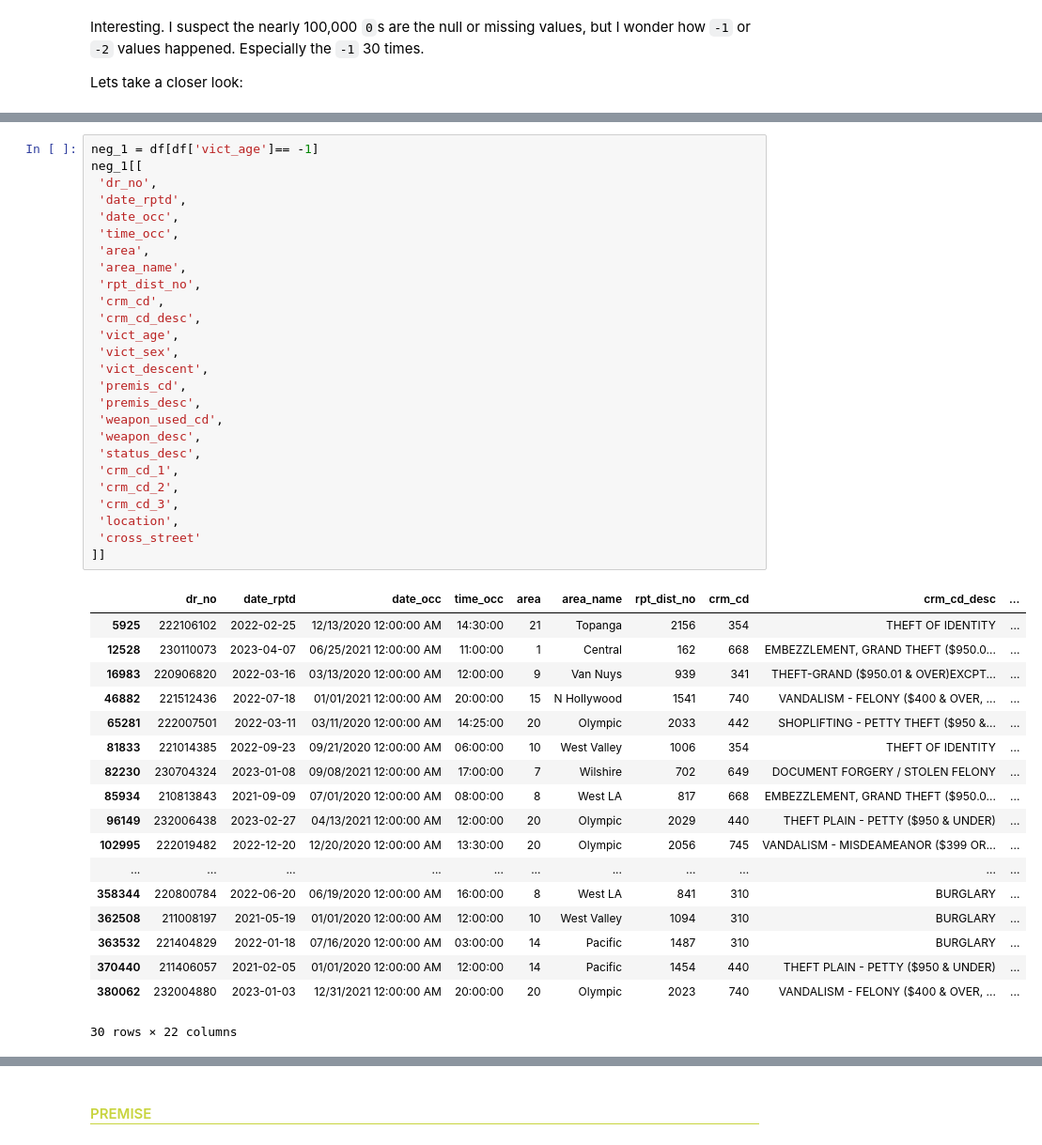
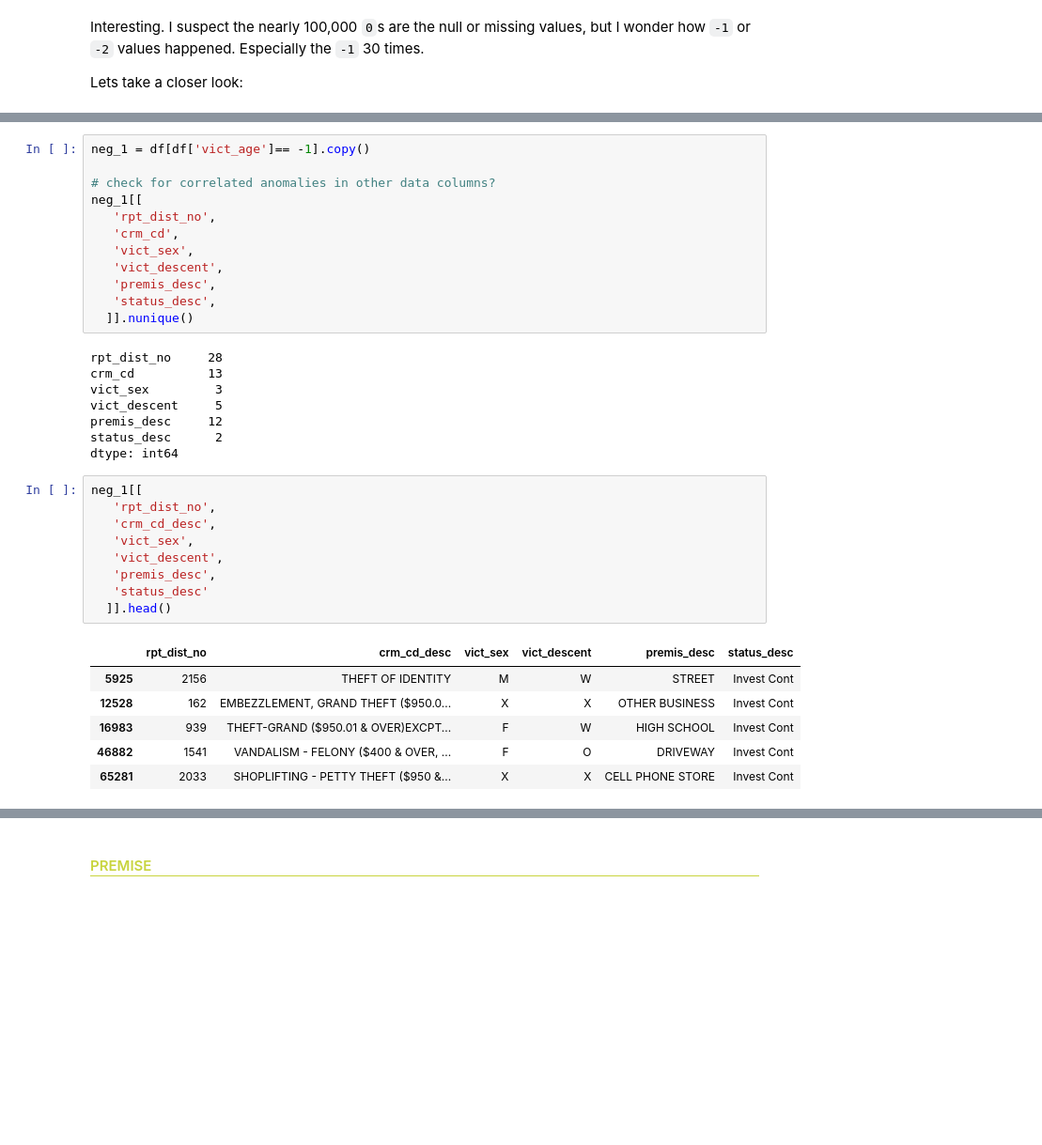
Before and after one commit to jdormaar/Boardgame_Preferences_Predictive_Analysis, a Jupyter notebook: Competitions/Analyzing Crime in LA/Workbook/notebook.ipynb, the cells around one changed output, grey strips where cells are left out. Shown at 94% size. Saved outputs shown, nothing was run; the diff lists cells and outputs as text; blank space fills up the shorter version.

Commit message:
Data cleaning: vict_age insights

```diff
--- a/Competitions/Analyzing Crime in LA/Workbook/notebook.ipynb
+++ b/Competitions/Analyzing Crime in LA/Workbook/notebook.ipynb
@@ -672,48 +669,39 @@ neg_2[[
 |  | dr_no | area_name | crm_cd | crm_cd_desc | vict_age | vict_sex | vict_descent | premis_desc | status_desc |
 | 138716 | 232104876 | Topanga | 354 | THEFT OF IDENTITY | -2 | M | W | OTHER BUSINESS | Invest Cont |
 | 274313 | 231707697 | Devonshire | 354 | THEFT OF IDENTITY | -2 | X | X | OTHER BUSINESS | Invest Cont |
+# %%
+neg_1 = df[df['vict_age']== -1].copy()
+
+# check for correlated anomalies in other data columns?
+neg_1[[
+   'rpt_dist_no',
+   'crm_cd',
+   'vict_sex',
+   'vict_descent',
+   'premis_desc',
+   'status_desc',
+  ]].nunique()
+# %% [output]
+rpt_dist_no     28
+crm_cd          13
+vict_sex         3
+vict_descent     5
+premis_desc     12
+status_desc      2
+dtype: int64
 # %%
-neg_1 = df[df['vict_age']== -1]
 neg_1[[
- 'dr_no',
- 'date_rptd',
- 'date_occ',
- 'time_occ',
- 'area',
- 'area_name',
- 'rpt_dist_no',
- 'crm_cd',
- 'crm_cd_desc',
- 'vict_age',
- 'vict_sex',
- 'vict_descent',
- 'premis_cd',
- 'premis_desc',
- 'weapon_used_cd',
- 'weapon_desc',
- 'status_desc',
- 'crm_cd_1',
- 'crm_cd_2',
- 'crm_cd_3',
- 'location',
- 'cross_street'
-]]
+   'rpt_dist_no',
+   'crm_cd_desc',
+   'vict_sex',
+   'vict_descent',
+   'premis_desc',
+   'status_desc'
+  ]].head()
 # %% [output]
-|  | dr_no | date_rptd | date_occ | time_occ | area | area_name | rpt_dist_no | crm_cd | crm_cd_desc | ... |
-| 5925 | 222106102 | 2022-02-25 | 12/13/2020 12:00:00 AM | 14:30:00 | 21 | Topanga | 2156 | 354 | THEFT OF IDENTITY | ... |
-| 12528 | 230110073 | 2023-04-07 | 06/25/2021 12:00:00 AM | 11:00:00 | 1 | Central | 162 | 668 | EMBEZZLEMENT, GRAND THEFT ($950.0... | ... |
-| 16983 | 220906820 | 2022-03-16 | 03/13/2020 12:00:00 AM | 12:00:00 | 9 | Van Nuys | 939 | 341 | THEFT-GRAND ($950.01 & OVER)EXCPT... | ... |
-| 46882 | 221512436 | 2022-07-18 | 01/01/2021 12:00:00 AM | 20:00:00 | 15 | N Hollywood | 1541 | 740 | VANDALISM - FELONY ($400 & OVER, ... | ... |
-| 65281 | 222007501 | 2022-03-11 | 03/11/2020 12:00:00 AM | 14:25:00 | 20 | Olympic | 2033 | 442 | SHOPLIFTING - PETTY THEFT ($950 &... | ... |
-| 81833 | 221014385 | 2022-09-23 | 09/21/2020 12:00:00 AM | 06:00:00 | 10 | West Valley | 1006 | 354 | THEFT OF IDENTITY | ... |
-| 82230 | 230704324 | 2023-01-08 | 09/08/2021 12:00:00 AM | 17:00:00 | 7 | Wilshire | 702 | 649 | DOCUMENT FORGERY / STOLEN FELONY | ... |
-| 85934 | 210813843 | 2021-09-09 | 07/01/2020 12:00:00 AM | 08:00:00 | 8 | West LA | 817 | 668 | EMBEZZLEMENT, GRAND THEFT ($950.0... | ... |
-| 96149 | 232006438 | 2023-02-27 | 04/13/2021 12:00:00 AM | 12:00:00 | 20 | Olympic | 2029 | 440 | THEFT PLAIN - PETTY ($950 & UNDER) | ... |
-| 102995 | 222019482 | 2022-12-20 | 12/20/2020 12:00:00 AM | 13:30:00 | 20 | Olympic | 2056 | 745 | VANDALISM - MISDEAMEANOR ($399 OR... | ... |
-| ... | ... | ... | ... | ... | ... | ... | ... | ... | ... | ... |
-| 358344 | 220800784 | 2022-06-20 | 06/19/2020 12:00:00 AM | 16:00:00 | 8 | West LA | 841 | 310 | BURGLARY | ... |
-| 362508 | 211008197 | 2021-05-19 | 01/01/2020 12:00:00 AM | 12:00:00 | 10 | West Valley | 1094 | 310 | BURGLARY | ... |
-| 363532 | 221404829 | 2022-01-18 | 07/16/2020 12:00:00 AM | 03:00:00 | 14 | Pacific | 1487 | 310 | BURGLARY | ... |
-| 370440 | 211406057 | 2021-02-05 | 01/01/2020 12:00:00 AM | 12:00:00 | 14 | Pacific | 1454 | 440 | THEFT PLAIN - PETTY ($950 & UNDER) | ... |
-| 380062 | 232004880 | 2023-01-03 | 12/31/2021 12:00:00 AM | 20:00:00 | 20 | Olympic | 2023 | 740 | VANDALISM - FELONY ($400 & OVER, ... | ... |
+|  | rpt_dist_no | crm_cd_desc | vict_sex | vict_descent | premis_desc | status_desc |
+| 5925 | 2156 | THEFT OF IDENTITY | M | W | STREET | Invest Cont |
+| 12528 | 162 | EMBEZZLEMENT, GRAND THEFT ($950.0... | X | X | OTHER BUSINESS | Invest Cont |
+| 16983 | 939 | THEFT-GRAND ($950.01 & OVER)EXCPT... | F | W | HIGH SCHOOL | Invest Cont |
+| 46882 | 1541 | VANDALISM - FELONY ($400 & OVER, ... | F | O | DRIVEWAY | Invest Cont |
+| 65281 | 2033 | SHOPLIFTING - PETTY THEFT ($950 &... | X | X | CELL PHONE STORE | Invest Cont |
-30 rows × 22 columns
```
Also changed, not shown: parts of 10 cells of this notebook, 2 other files.
